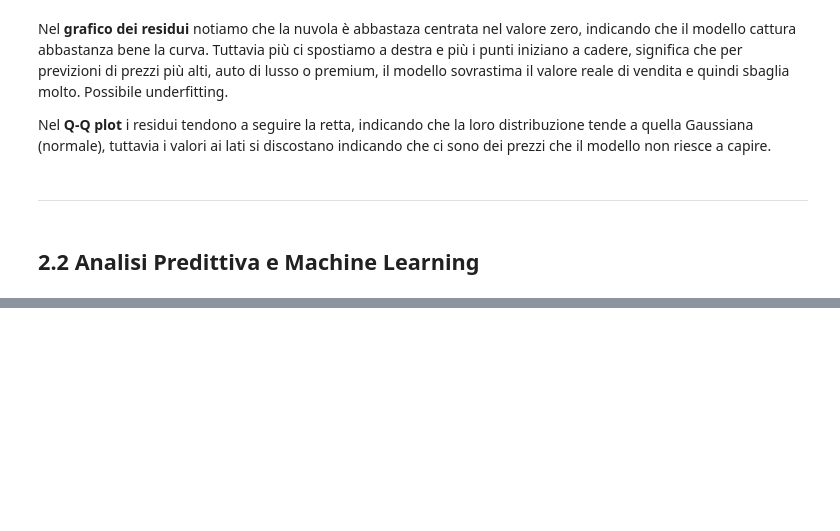
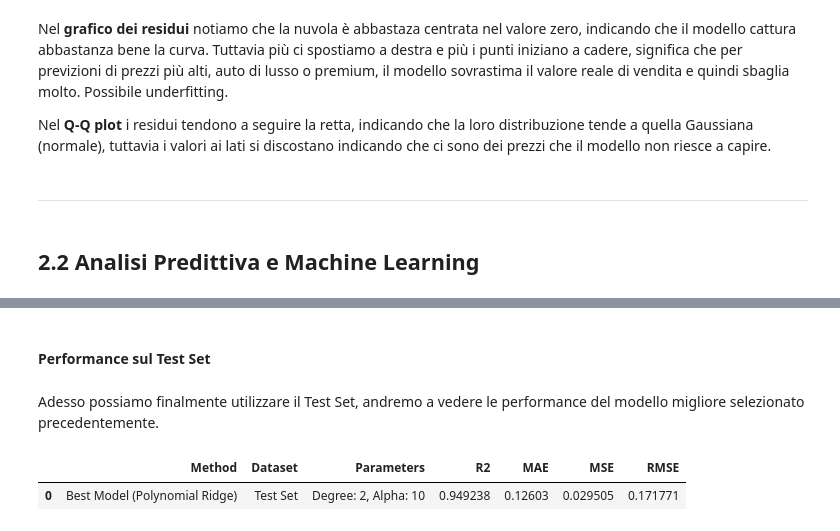
Before and after one commit to fragreco04/progetto-fad-2526, a Jupyter notebook: notebooks/completed/project.ipynb, the cells around one changed output, grey strips where cells are left out. Drawn from its saved outputs; the diff is of its cells as text; code cells hidden in the pictures; blank space fills up the shorter version.

```diff
--- a/notebooks/completed/project.ipynb
+++ b/notebooks/completed/project.ipynb
@@ -2398,0 +2463,10 @@ Nel **Q-Q plot** i residui tendono a seguire la retta, indicando che la loro dis
+# %%
+from sklearn.model_selection import train_test_split
+
+# Split: Train e Test
+X_train, X_test, y_train, y_test = train_test_split(X, y, test_size=0.20, random_state=42)
+
+print("Sets Proportions:")
+print(f"X:\t\t{X.shape}\t Prop: {X.shape[0]/X.shape[0]:.1f}")
+print(f"X_train:\t{X_train.shape}\t Prop: {X_val.shape[0]/X.shape[0]:.1f}")
+print(f"X_test:\t\t{X_test.shape}\t Prop: {X_test.shape[0]/X.shape[0]:.1f}")
@@ -2398,0 +2480,10 @@ Nel **Q-Q plot** i residui tendono a seguire la retta, indicando che la loro dis
+# %%
+from sklearn.preprocessing import StandardScaler
+
+# 5. Data Normalization (Scaling)
+cols_to_scale = ['Age', 'Engine', 'Power', 'Kilometers_Driven', 'Mileage']
+scaler = StandardScaler()
+
+X_train[cols_to_scale] = scaler.fit_transform(X_train[cols_to_scale])
+
+X_test[cols_to_scale] = scaler.transform(X_test[cols_to_scale])
@@ -2398,0 +2785,33 @@ Nel **Q-Q plot** i residui tendono a seguire la retta, indicando che la loro dis
+# %% [markdown]
+#### Performance sul Test Set
+# %% [markdown]
+Adesso possiamo finalmente utilizzare il Test Set, andremo a vedere le performance del modello migliore selezionato precedentemente.
+# %%
+best_model_test = Pipeline([
+    ('poly', PolynomialFeatures(degree=2)),
+    ('model', Ridge(alpha=10))
+])
+
+best_model_test.fit(X_train, y_train)
+
+y_test_pred = best_model_test.predict(X_test)
+
+mae_test = mean_absolute_error(y_test, y_test_pred)
+mse_test = mean_squared_error(y_test, y_test_pred)
+rmse_test = root_mean_squared_error(y_test, y_test_pred)
+r2_test = r2_score(y_test, y_test_pred)
+
+test_performance_result = pd.DataFrame({
+    'Method': ['Best Model (Polynomial Ridge)'],
+    'Dataset': ['Test Set'],
+    'Parameters': ['Degree: 2, Alpha: 10'],
+    'R2': [r2_test],
+    'MAE': [mae_test],
+    'MSE': [mse_test],
+    'RMSE': [rmse_test]
+})
+
+test_performance_result
+# %% [output]
+|  | Method | Dataset | Parameters | R2 | MAE | MSE | RMSE |
+| 0 | Best Model (Polynomial Ridge) | Test Set | Degree: 2, Alpha: 10 | 0.949238 | 0.12603 | 0.029505 | 0.171771 |
```
Also changed, not shown: parts of 32 cells of this notebook.
